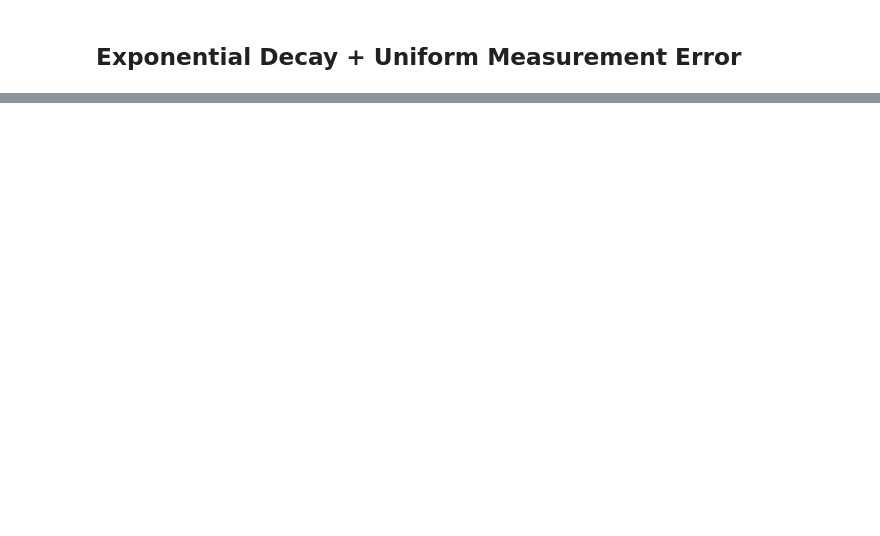
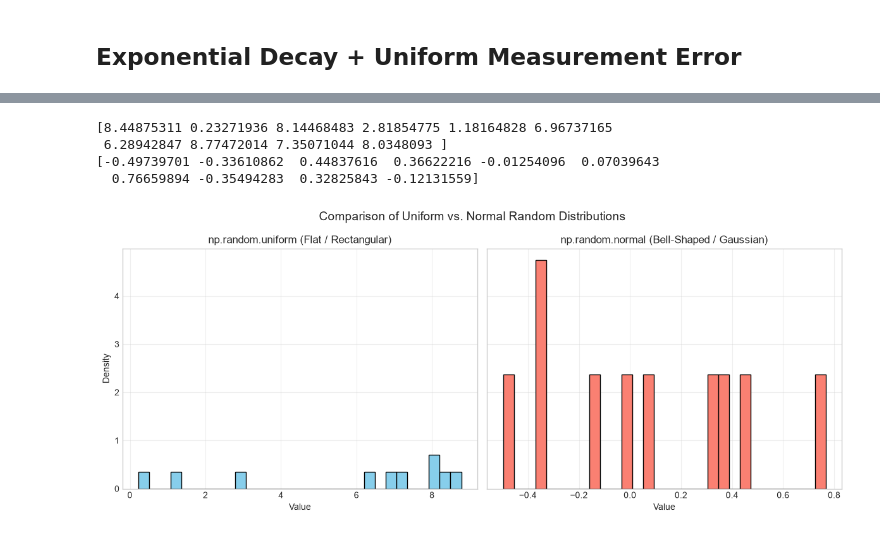
Before and after one commit to dasadiyaparth33-alt/DataAnalytics, a Jupyter notebook: Day_3/02_Statistics/01_data_population/02_functional_and_noisy_signal_population.ipynb, the cells around one changed output, grey strips where cells are left out. Drawn from its saved outputs; the diff is of its cells as text; code cells hidden in the pictures; blank space fills up the shorter version.

```diff
--- a/Day_3/02_Statistics/01_data_population/02_functional_and_noisy_signal_population.ipynb
+++ b/Day_3/02_Statistics/01_data_population/02_functional_and_noisy_signal_population.ipynb
@@ -130,0 +131,37 @@ plt.grid(True)
+# %%
+import numpy as np
+uniform_data = np.random.uniform(low = 0.0, high=10.0, size=10)
+print(uniform_data)
+
+normal_data = np.random.normal(
+    loc=0.0,      # Mean (centre) of the Gaussian distribution
+    scale=0.6,    # Standard deviation (spread / noise intensity)
+    size=10   # Number of random samples generated matching time array shape
+)
+print(normal_data)
+
+# 2. Create a figure with two subplots side by side
+fig, (ax1, ax2) = plt.subplots(1, 2, figsize=(12, 5), sharey=True)
+
+# Plot Uniform Distribution
+ax1.hist(uniform_data, bins=30, color='skyblue', edgecolor='black', density=True)
+ax1.set_title('np.random.uniform (Flat / Rectangular)')
+ax1.set_xlabel('Value')
+ax1.set_ylabel('Density')
+ax1.grid(True, alpha=0.3)
+
+# Plot Normal Distribution
+ax2.hist(normal_data, bins=30, color='salmon', edgecolor='black', density=True)
+ax2.set_title('np.random.normal (Bell-Shaped / Gaussian)')
+ax2.set_xlabel('Value')
+ax2.grid(True, alpha=0.3)
+
+plt.suptitle('Comparison of Uniform vs. Normal Random Distributions', fontsize=14)
+plt.tight_layout()
+plt.show()
+# %% [output]
+[8.44875311 0.23271936 8.14468483 2.81854775 1.18164828 6.96737165
+ 6.28942847 8.77472014 7.35071044 8.0348093 ]
+[-0.49739701 -0.33610862  0.44837616  0.36622216 -0.01254096  0.07039643
+  0.76659894 -0.35494283  0.32825843 -0.12131559]
+[figure, added]
```
Also changed, not shown: parts of 12 cells of this notebook.
